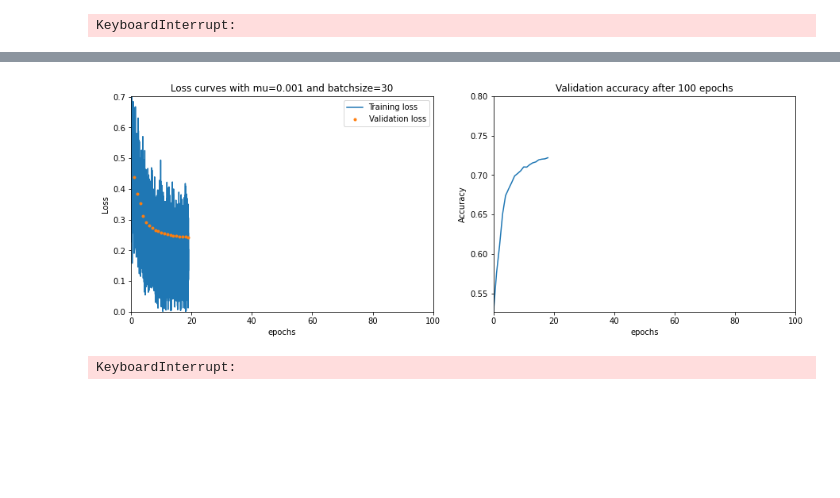
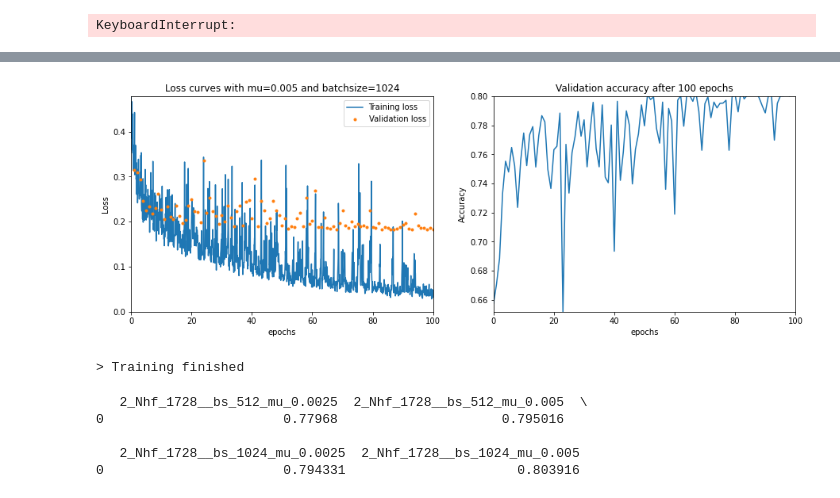
Before and after one commit to KarlijnCornelissen/MIA-group-8, a Jupyter notebook: Project2/code/task4.ipynb, the cells around one changed output, grey strips where cells are left out. Drawn from its saved outputs; the diff is of its cells as text; code cells hidden in the pictures; blank space fills up the shorter version.

```diff
--- a/Project2/code/task4.ipynb
+++ b/Project2/code/task4.ipynb
@@ -43,15 +51,23 @@ t.pass_on_test_set()
 # %%
-for i in [1400]:
-    i_learning_rate = 0.001
-    j_batchsize = 30
-    n_hidden_features = i
-    training_plot_N = f"hf_{i}_training_plot_bs_{j_batchsize}_mu_{i_learning_rate}_expdecay"
-    test_hist = f"test_hist_batchsize__bs_{j_batchsize}_mu_{i_learning_rate}_expdecay"
-    t = Training(i_learning_rate,j_batchsize,n_hidden_features,training_plot_N,test_hist)
-    t.data_preprocessing()
-    t.define_shapes()
-    t.launch_training()
-    #t.pass_on_test_set()
+
+Data_weights = {}
+Data_acc = {}
+for j in [512,1024]:
+    for i in [0.0025, 0.005]:
+        # if (j==64 or j==32) and i==0.005:
+        #     continue
+        i_learning_rate = i
+        j_batchsize = j
+        n_hidden_features = 1728
+        training_plot_N = f"2_Nhf_{n_hidden_features}__bs_{j_batchsize}_mu_{i_learning_rate}"
+        # test_hist = f"test_hist_batchsize__bs_{j_batchsize}_mu_{i_learning_rate}_expdecay"
+        t = Training(i_learning_rate,j_batchsize,n_hidden_features,training_plot_N,test_hist)
+        t.data_preprocessing()
+        t.define_shapes()
+        w, Acc= t.launch_training()
+        Data_weights[training_plot_N]=w
+        Data_acc[training_plot_N]=Acc
+        #t.pass_on_test_set()
 # %% [output]
-[figure, old version]
+[figure, new version]
-KeyboardInterrupt:
+> Training finished
@@ -57,0 +93,9 @@ KeyboardInterrupt:
+# %%
+df_Data_acc = pd.DataFrame.from_dict([Data_acc])
+print(df_Data_acc)
+# %% [output]
+   2_Nhf_1728__bs_512_mu_0.0025  2_Nhf_1728__bs_512_mu_0.005  \
+0                       0.77968                     0.795016
+
+   2_Nhf_1728__bs_1024_mu_0.0025  2_Nhf_1728__bs_1024_mu_0.005
+0                       0.794331                      0.803916
```
Also changed, not shown: parts of 5 cells of this notebook, 50 other files.
